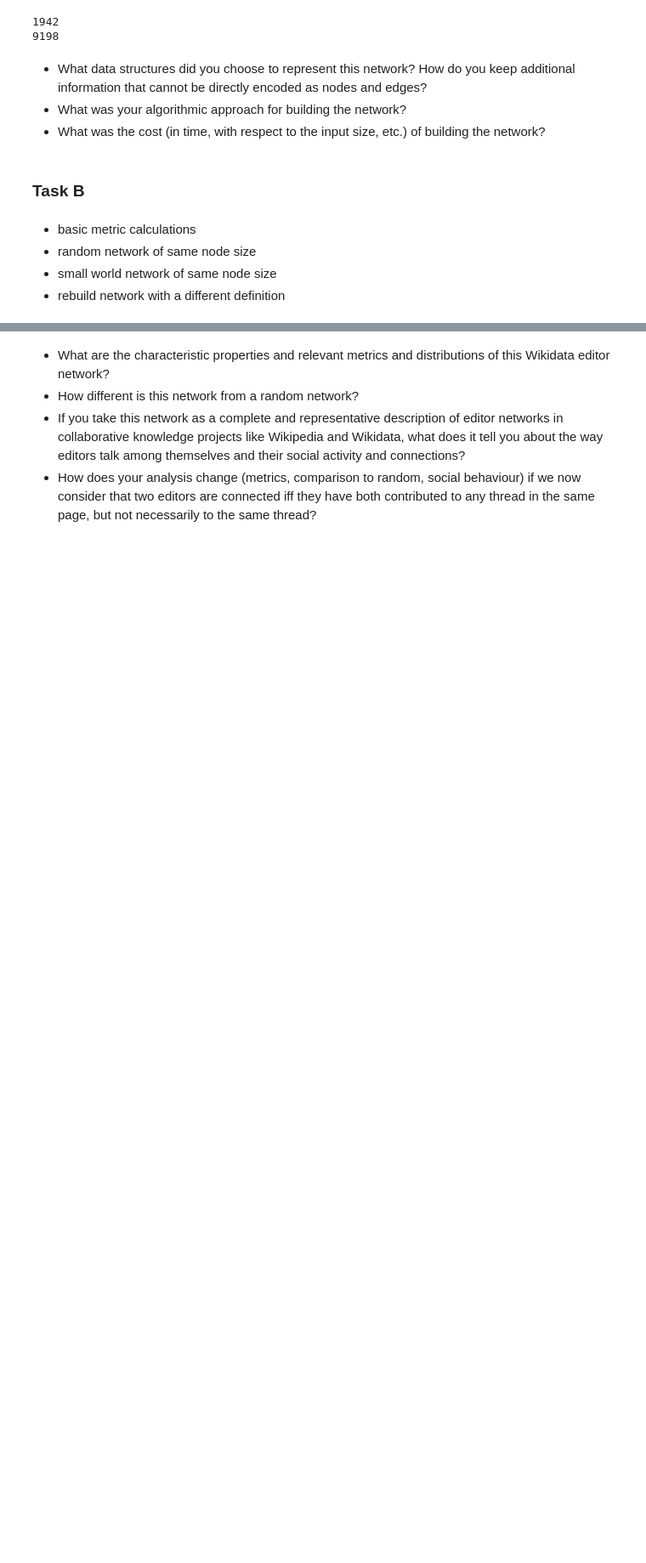
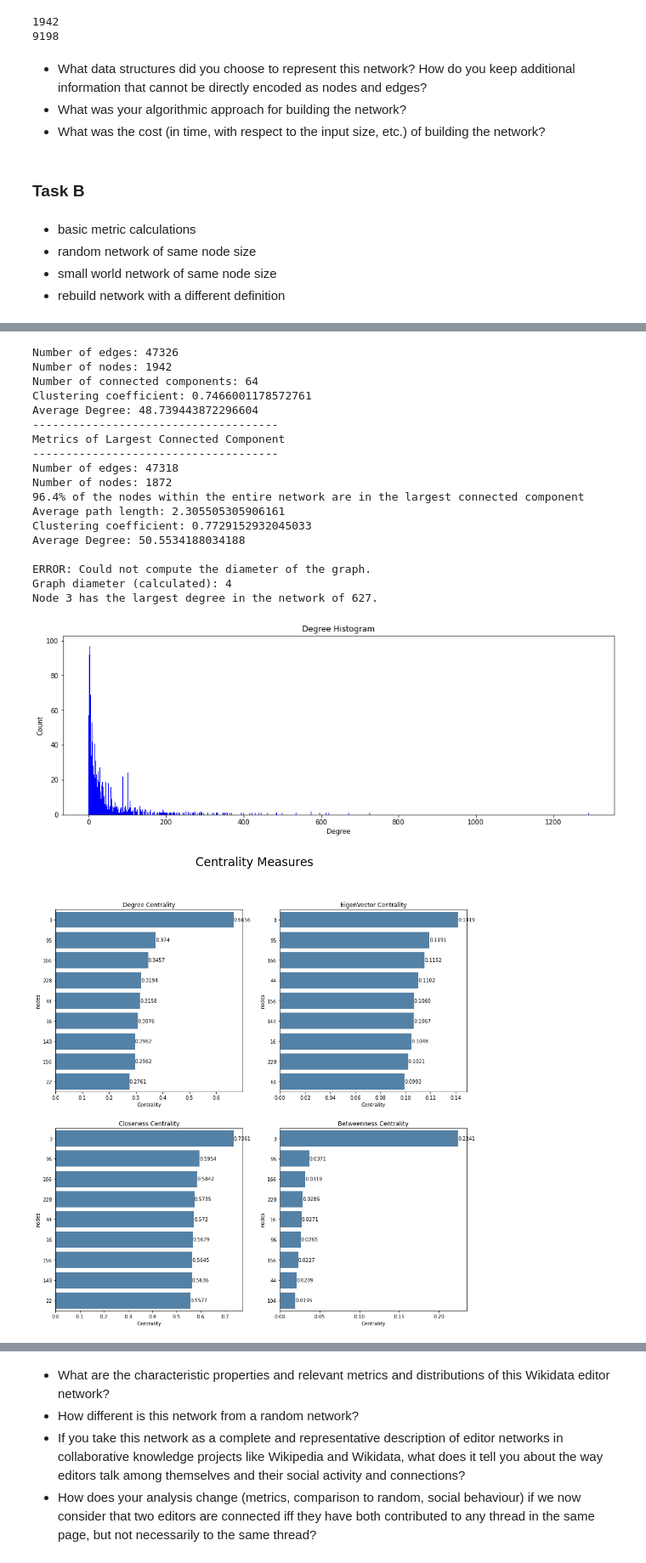
Before and after one commit to paul-gailey/NDA-CW-1, a Jupyter notebook: notebook.ipynb, the cells around one changed output, grey strips where cells are left out. Shown at 85% size. Cells and saved outputs as stored; diff of their text form; code cells hidden in the pictures; blank space fills up the shorter version.

```diff
--- a/notebook.ipynb
+++ b/notebook.ipynb
@@ -102,0 +120,4 @@ plt.show() #ploting the graph
+# %%
+G2 = nx.Graph()
+G2.add_nodes_from(nodes2)
+G2.add_edges_from(edges2)
@@ -276,0 +337,24 @@ Node 3 has the largest degree in the network of 627.
+# %%
+print_graph_statistics(G2)
+centrality_measures(G2)
+# %% [output]
+Number of edges: 47326
+Number of nodes: 1942
+Number of connected components: 64
+Clustering coefficient: 0.7466001178572761
+Average Degree: 48.739443872296604
+-------------------------------------
+Metrics of Largest Connected Component
+-------------------------------------
+Number of edges: 47318
+Number of nodes: 1872
+96.4% of the nodes within the entire network are in the largest connected component
+Average path length: 2.305505305906161
+Clustering coefficient: 0.7729152932045033
+Average Degree: 50.5534188034188
+
+ERROR: Could not compute the diameter of the graph.
+Graph diameter (calculated): 4
+Node 3 has the largest degree in the network of 627.
+[figure, added]
+[figure, added]
```
Also changed, not shown: parts of 31 cells of this notebook, 1 other file.
